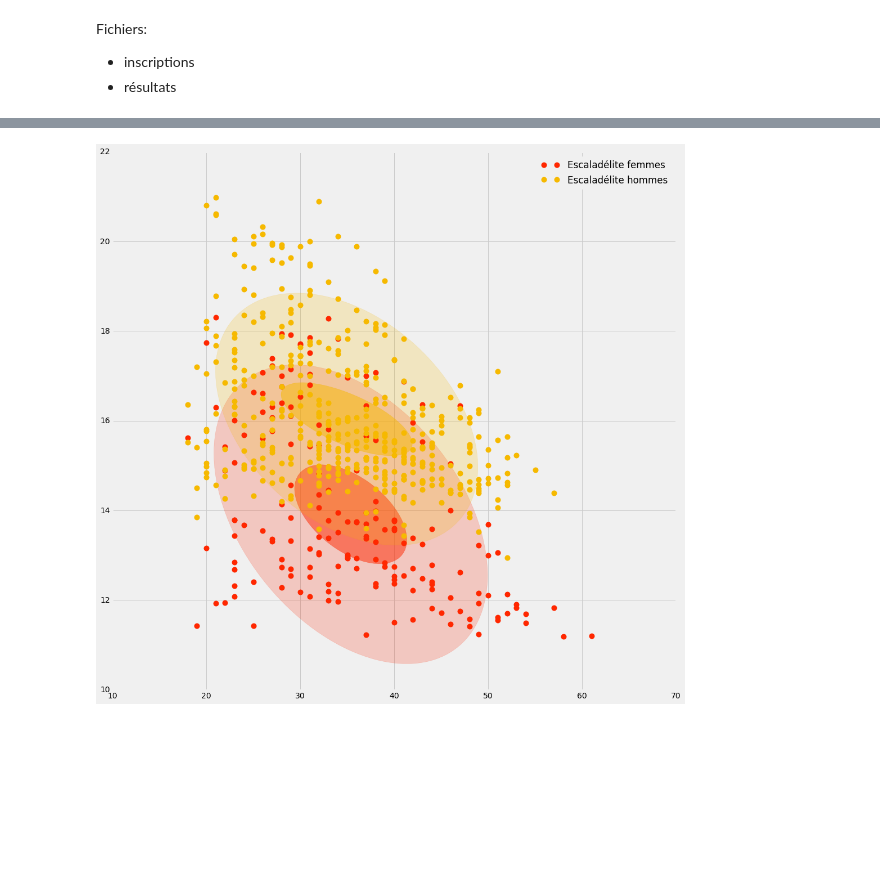
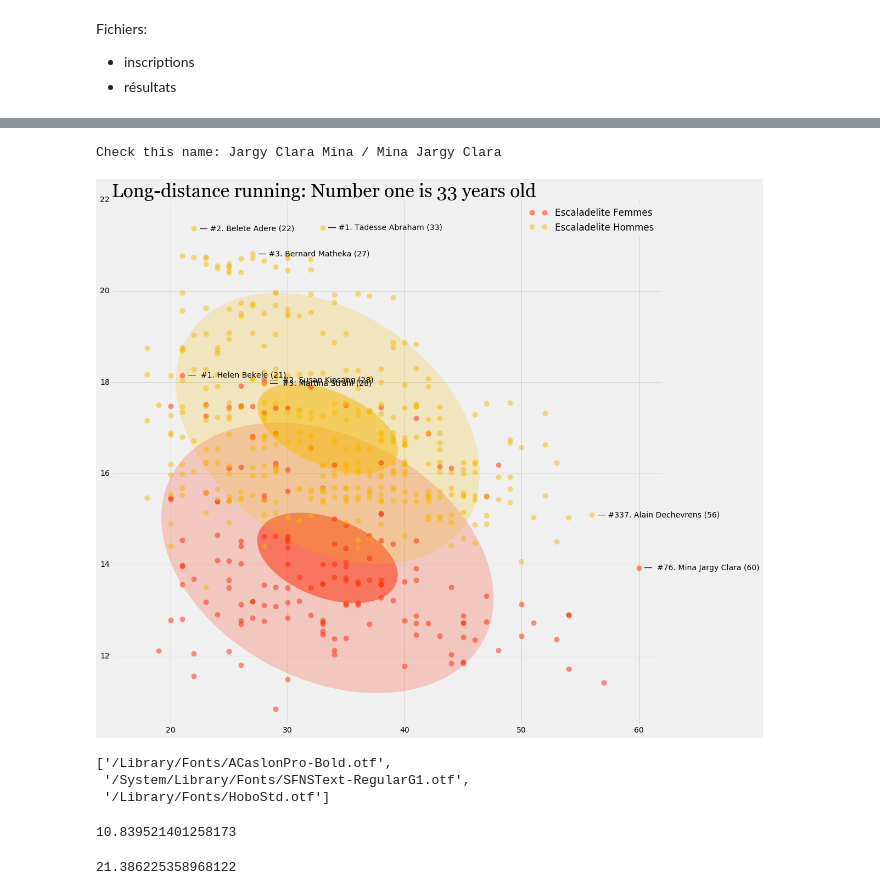
Before and after one commit to jsoma/playfair-projects, a Jupyter notebook: projects/paul-ronga/marathon_speed/marathon_ellipses_multiples.ipynb, the cells around one changed output, grey strips where cells are left out. Drawn from its saved outputs; the diff is of its cells as text; code cells hidden in the pictures; blank space fills up the shorter version.

```diff
--- a/projects/paul-ronga/marathon_speed/marathon_ellipses_multiples.ipynb
+++ b/projects/paul-ronga/marathon_speed/marathon_ellipses_multiples.ipynb
@@ -83,0 +33,2 @@ len(categories)
+# %%
+df = pd.read_csv('Data_selection.csv')
@@ -84 +67,5 @@ len(categories)
+# %%
+category = 'catégorie'
+categories = [['Escaladelite Hommes'], ['Escaladelite Femmes'], ['Hommes I', 'Hommes II', 'Hommes III', 'Hommes IV'], ['Femmes I', 'Femmes II', 'Femmes III', 'Femmes IV']]
+plot_titles = ['Elite Men', 'Elite Women', 'Men', 'Women']
 # %%
@@ -124,5 +123,18 @@ plt.savefig('output.pdf')
+# %%
+# Data frames for men and women elites
+
+dfm = df[df['catégorie'] == 'Escaladelite Hommes']
+dfw = df[df['catégorie'] == 'Escaladelite Femmes']
+
+# top 3
+dfm_top3 = dfm.sort_values(by='vitesse f', ascending=False).head(3)
+dfw_top3 = dfw.sort_values(by='vitesse f', ascending=False).head(3)
+
+# oldest runner
+dfm_oldest = dfm.sort_values(by='Age', ascending=False).head(1)
+dfw_oldest = dfw.sort_values(by='Age', ascending=False).head(1)
 # %%
-cat_elite = ['Escaladélite hommes', 'Escaladélite femmes']
+cat_elite = ['Escaladelite Hommes', 'Escaladelite Femmes']
 
 x_col = 'Age'
 y_col = 'vitesse f'
@@ -155,42 +167,78 @@ df = df[df['vitesse f'] == df['vitesse f']]
 
 fig, ax = plt.subplots(figsize=(16,16))
 count = 0
-for category, group in df.groupby('Catégorie'):
+for category, group in df.groupby('catégorie'):
     if category not in cat_elite:
         continue
-    ax.plot(group[x_col], group[y_col], marker='o', linestyle='', color=colors[count], label=category, markersize=10, markeredgewidth=0)
+    ax.plot(group[x_col], group[y_col], marker='o', linestyle='', color=colors[count], label=category, markersize=10, markeredgewidth=0, alpha=.5)
 #    ax.plot(group[x_col].mean(), group[y_col].mean(), marker='o', color=darkColors[count], linestyle='solid', markersize=16, label=category, markeredgewidth=0)
 
     x = group[x_col]
     y = group[y_col]
 
     # 1 - q 0.95
     width = group[x_col].quantile(q=0.05) - group[x_col].quantile(q=0.95)
     height = group[y_col].quantile(q=0.05) - group[y_col].quantile(q=0.95)
     cov = np.cov(x, y) # Ref: Estimate a covariance matrix, given data and weights.
     lambda_, v = np.linalg.eig(cov) # Ref: Compute the eigenvalues and right eigenvectors of a square array.
     angle=np.rad2deg(-np.arccos(v[0, 0]))
     #print("width={}, height={}, angle={}".format(width, height, angle))
     ell = draw_ellipse(width, height, angle, 0.2)
     ax.add_artist(ell)
 
     # 2 - q 0.5
     width = group[x_col].quantile(q=0.5) - group[x_col].quantile(q=0.05)
     height = group[y_col].quantile(q=0.5) - group[y_col].quantile(q=0.05)
     cov = np.cov(x, y) # Ref: Estimate a covariance matrix, given data and weights.
     lambda_, v = np.linalg.eig(cov) # Ref: Compute the eigenvalues and right eigenvectors of a square array.
     angle=np.rad2deg(-np.arccos(v[0, 0]))
     # print("width={}, height={}, angle={}".format(width, height, angle))
     ell = draw_ellipse(width, height, angle, 0.5)
     ax.add_artist(ell)
 
     count += 1
 
 ax.legend(loc='upper right')
 
+for index, row in dfm_top3.iterrows():
+    x_gap = .5
+    ax.text(row['Age']+x_gap, row['vitesse f']-.05, "–– #{} {} ({})".format(row['rang'], swap_name(row['nom']), int(row['Age'])), )
 
-#ax.set_xlim([305, 455])
-#ax.set_ylim([305, 455])
+for index, row in dfw_top3.iterrows():
+    ax.text(row['Age']+x_gap, row['vitesse f']-.05, "–– #{} {} ({})".format(row['rang'], swap_name(row['nom']), int(row['Age'])))
+
+for index, row in dfw_oldest.iterrows():
+    ax.text(row['Age']+x_gap, row['vitesse f']-.05, "–– #{} {} ({})".format(row['rang'], swap_name(row['nom']), int(row['Age'])))
+for index, row in dfm_oldest.iterrows():
+    ax.text(row['Age']+x_gap, row['vitesse f']-.05, "–– #{} {} ({})".format(row['rang'], swap_name(row['nom']), int(row['Age'])))
+
+
+
+
+
+ax.set_xlim([15, 62])
+ax.set_ylim([10.5, 22])
+
+plt.title('Long-distance running: Number one is 33 years old',{'fontname':'Georgia', 'fontsize':34, 'ha':'left'}, loc='left')
+
+
 plt.savefig('Escalade.pdf', transparent=True, bbox_inches='tight')
 # %% [output]
+Check this name: Jargy Clara Mina / Mina Jargy Clara
-[figure, old version]
+[figure, new version]
+# %%
+# matplotlib.text.Text? #-> list of text parameters, to keep in good place!
+import matplotlib.font_manager
+matplotlib.font_manager.findSystemFonts(fontpaths=None, fontext='ttf')[:3]
+# %% [output]
+['/Library/Fonts/ACaslonPro-Bold.otf',
+ '/System/Library/Fonts/SFNSText-RegularG1.otf',
+ '/Library/Fonts/HoboStd.otf']
+# %%
+dfw['vitesse f'].min()
+# %% [output]
+10.839521401258173
+# %%
+dfm['vitesse'].max()
+# %% [output]
+21.386225358968122
```
Also changed, not shown: parts of 14 cells of this notebook.
